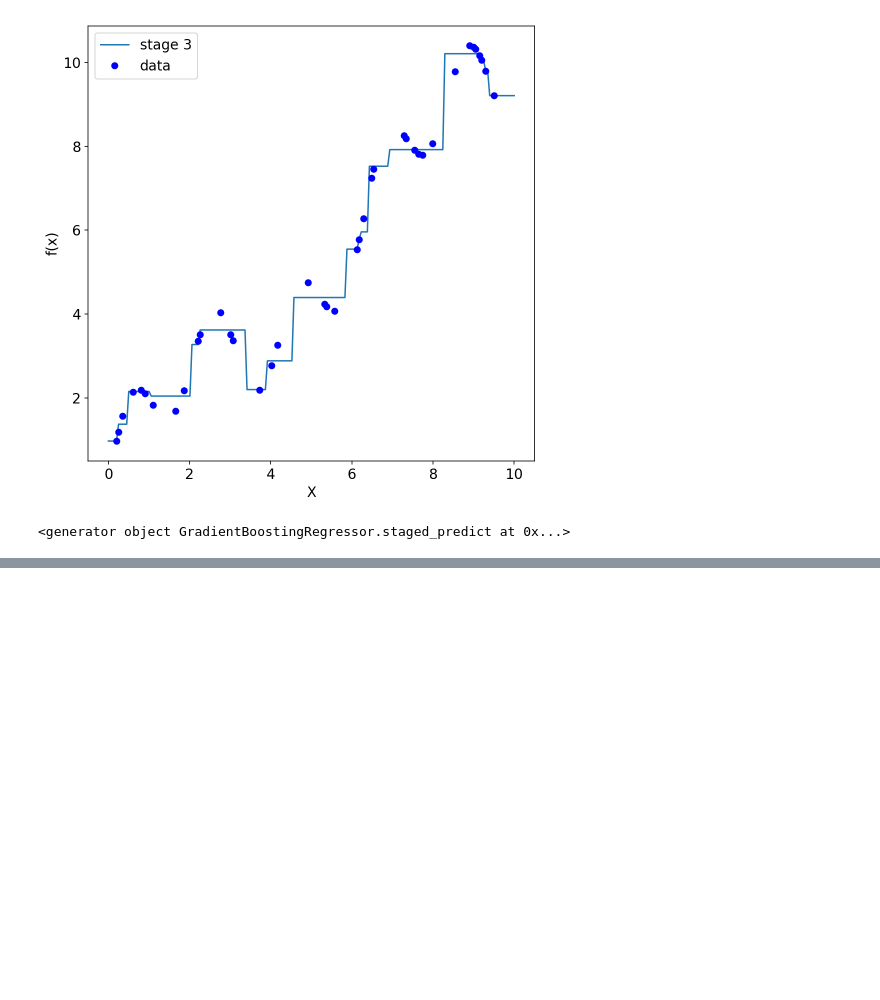
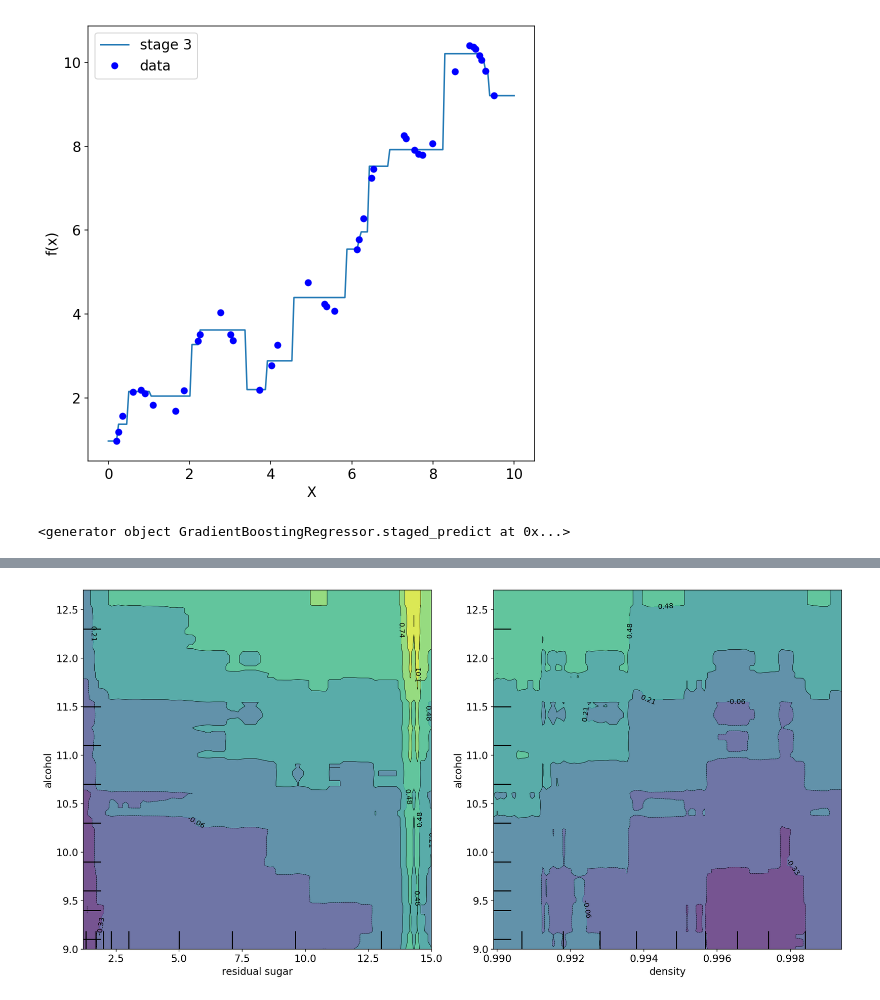
Before and after one commit to wildtreetech/advanced-computing-2018, a Jupyter notebook: material/lecture-02/plots.ipynb, the cells around one changed output, grey strips where cells are left out. Drawn from its saved outputs; the diff is of its cells as text; code cells hidden in the pictures; blank space fills up the shorter version.

```diff
--- a/material/lecture-02/plots.ipynb
+++ b/material/lecture-02/plots.ipynb
@@ -314,0 +339,6 @@ rgr.staged_predict(line.reshape(-1, 1))
+# %%
+plot_partial_dependence(gbrt, X, features=[[3, 10], [7, 10]], feature_names=feature_names,
+                        figsize=(16,8));
+plt.tight_layout();
+# %% [output]
+[figure, added]
```
Also changed, not shown: parts of 4 cells of this notebook, 8 other files.
